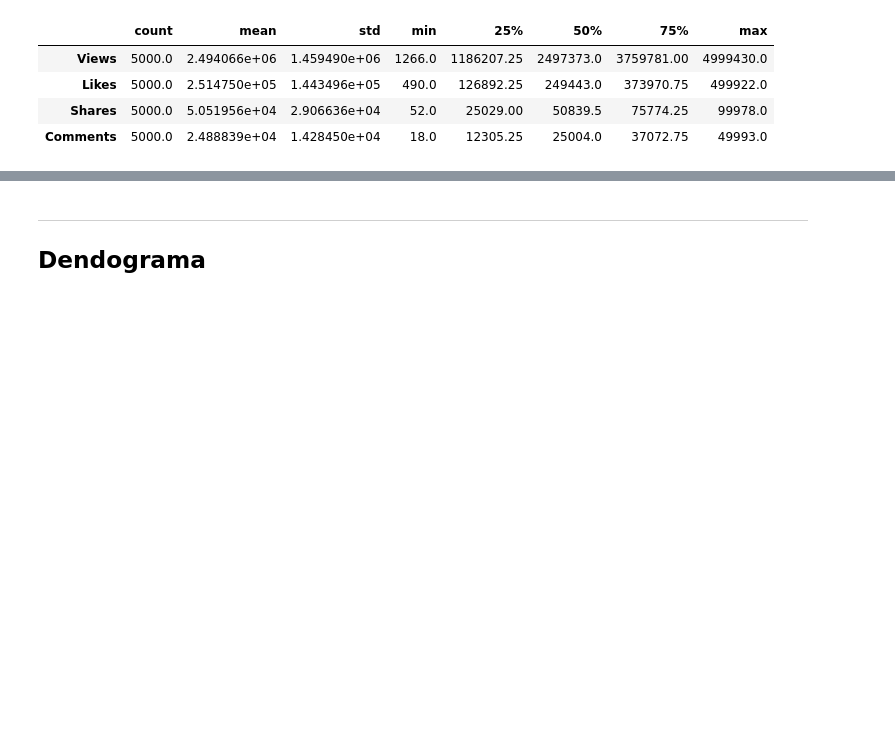
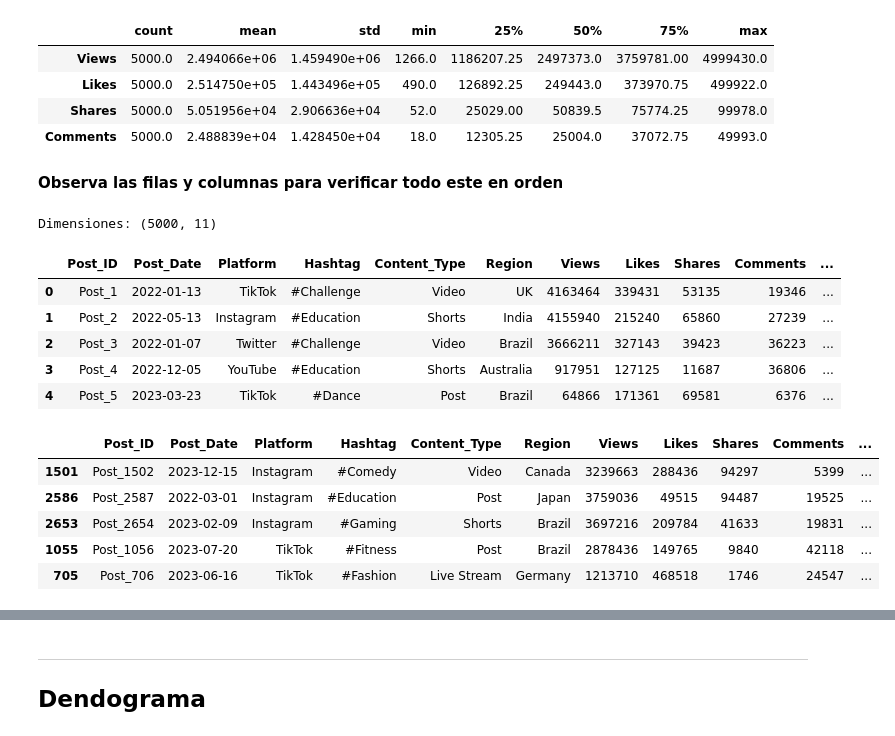
Before and after one commit to arellysoria/tareas-machine-learning-puce, a Jupyter notebook: 2-Ejercicios/03-Agrupamiento-Jerarquico.ipynb, the cells around one changed output, grey strips where cells are left out. Saved outputs shown, nothing was run; the diff lists cells and outputs as text; code cells hidden in the pictures; blank space fills up the shorter version.

```diff
--- a/2-Ejercicios/03-Agrupamiento-Jerarquico.ipynb
+++ b/2-Ejercicios/03-Agrupamiento-Jerarquico.ipynb
@@ -125,3 +126,24 @@ Duplicados: 0
 | Likes | 5000.0 | 2.514750e+05 | 1.443496e+05 | 490.0 | 126892.25 | 249443.0 | 373970.75 | 499922.0 |
 | Shares | 5000.0 | 5.051956e+04 | 2.906636e+04 | 52.0 | 25029.00 | 50839.5 | 75774.25 | 99978.0 |
 | Comments | 5000.0 | 2.488839e+04 | 1.428450e+04 | 18.0 | 12305.25 | 25004.0 | 37072.75 | 49993.0 |
+# %% [markdown]
+**Observa las filas y columnas para verificar todo este en orden**
+# %%
+print("Dimensiones:", df.shape)
+
+display(df.head(5))                 # primeras filas
+display(df.sample(5, random_state=42))  # muestra aleatoria reproducible
+# %% [output]
+Dimensiones: (5000, 11)
+|  | Post_ID | Post_Date | Platform | Hashtag | Content_Type | Region | Views | Likes | Shares | Comments | ... |
+| 0 | Post_1 | 2022-01-13 | TikTok | #Challenge | Video | UK | 4163464 | 339431 | 53135 | 19346 | ... |
+| 1 | Post_2 | 2022-05-13 | Instagram | #Education | Shorts | India | 4155940 | 215240 | 65860 | 27239 | ... |
+| 2 | Post_3 | 2022-01-07 | Twitter | #Challenge | Video | Brazil | 3666211 | 327143 | 39423 | 36223 | ... |
+| 3 | Post_4 | 2022-12-05 | YouTube | #Education | Shorts | Australia | 917951 | 127125 | 11687 | 36806 | ... |
+| 4 | Post_5 | 2023-03-23 | TikTok | #Dance | Post | Brazil | 64866 | 171361 | 69581 | 6376 | ... |
+|  | Post_ID | Post_Date | Platform | Hashtag | Content_Type | Region | Views | Likes | Shares | Comments | ... |
+| 1501 | Post_1502 | 2023-12-15 | Instagram | #Comedy | Video | Canada | 3239663 | 288436 | 94297 | 5399 | ... |
+| 2586 | Post_2587 | 2022-03-01 | Instagram | #Education | Post | Japan | 3759036 | 49515 | 94487 | 19525 | ... |
+| 2653 | Post_2654 | 2023-02-09 | Instagram | #Gaming | Shorts | Brazil | 3697216 | 209784 | 41633 | 19831 | ... |
+| 1055 | Post_1056 | 2023-07-20 | TikTok | #Fitness | Post | Brazil | 2878436 | 149765 | 9840 | 42118 | ... |
+| 705 | Post_706 | 2023-06-16 | TikTok | #Fashion | Live Stream | Germany | 1213710 | 468518 | 1746 | 24547 | ... |
```
Also changed, not shown: parts of 11 cells of this notebook.
